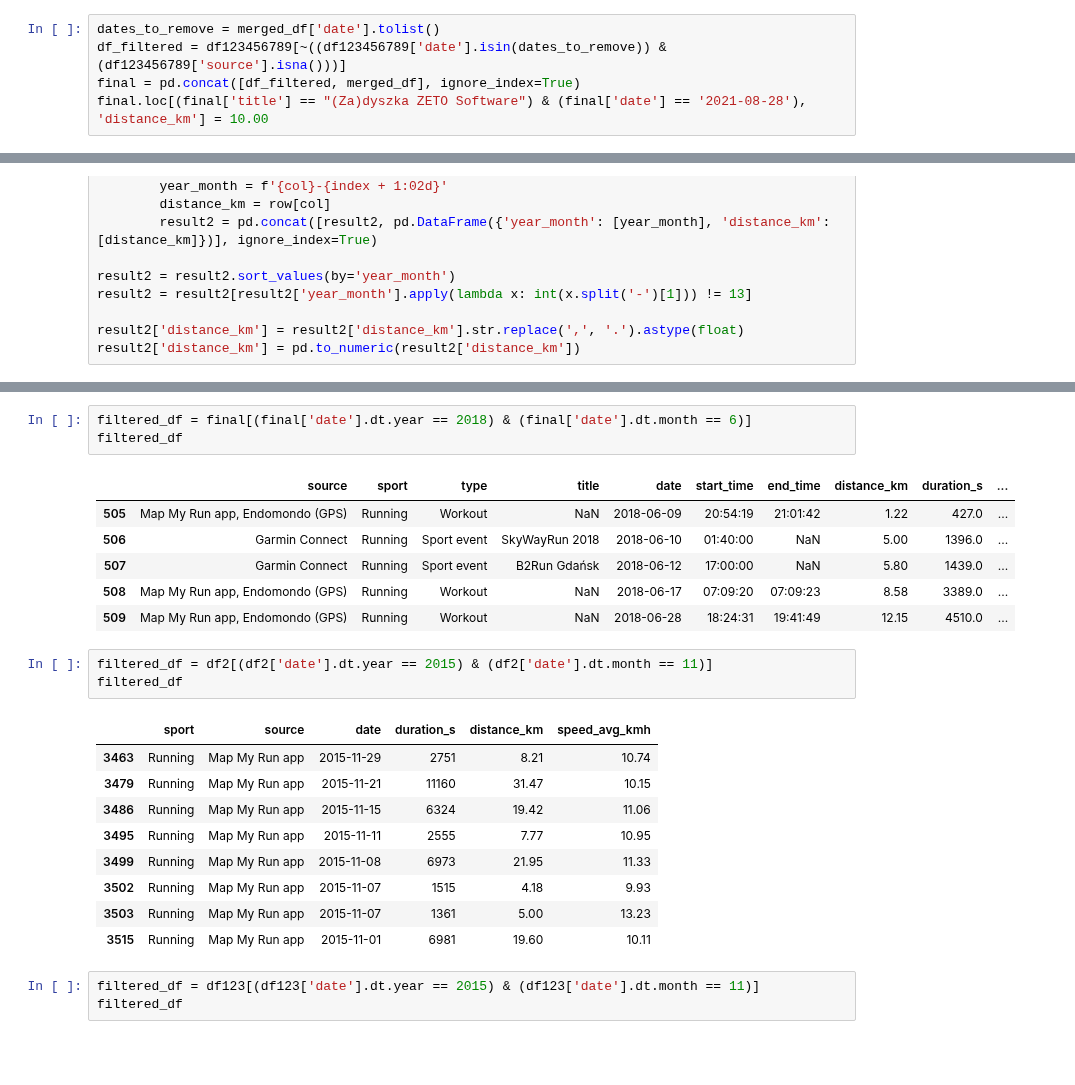
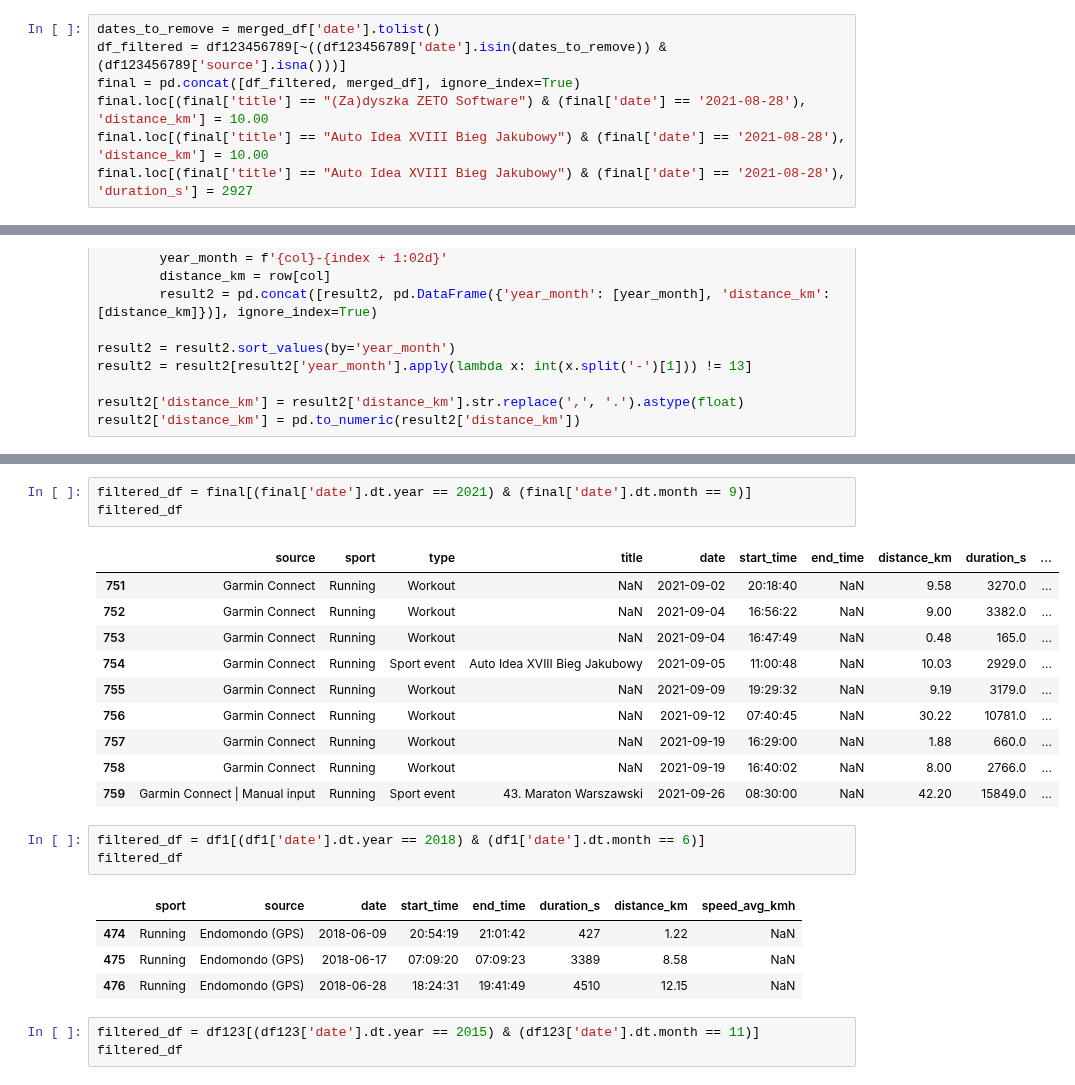
Before and after one commit to slazur83/Tableau, a Jupyter notebook: Workouts.ipynb, the cells around one changed output, grey strips where cells are left out. Cells and saved outputs as stored; diff of their text form; blank space fills up the shorter version.

```diff
--- a/Workouts.ipynb
+++ b/Workouts.ipynb
@@ -258,6 +258,8 @@ dates_to_remove = merged_df['date'].tolist()
 df_filtered = df123456789[~((df123456789['date'].isin(dates_to_remove)) & (df123456789['source'].isna()))]
 final = pd.concat([df_filtered, merged_df], ignore_index=True)
 final.loc[(final['title'] == "(Za)dyszka ZETO Software") & (final['date'] == '2021-08-28'), 'distance_km'] = 10.00
+final.loc[(final['title'] == "Auto Idea XVIII Bieg Jakubowy") & (final['date'] == '2021-08-28'), 'distance_km'] = 10.00
+final.loc[(final['title'] == "Auto Idea XVIII Bieg Jakubowy") & (final['date'] == '2021-08-28'), 'duration_s'] = 2927
 # %% [markdown]
 **Checks**
 # %%
@@ -333,28 +335,27 @@ display(filtered_df)
 | 2018-06 | 32.75 | 32.15 | 0.60 |
 | 2021-09 | 120.58 | 120.55 | 0.03 |
 # %%
-filtered_df = final[(final['date'].dt.year == 2018) & (final['date'].dt.month == 6)]
+filtered_df = final[(final['date'].dt.year == 2021) & (final['date'].dt.month == 9)]
 filtered_df
 # %% [output]
 |  | source | sport | type | title | date | start_time | end_time | distance_km | duration_s | ... |
-| 505 | Map My Run app, Endomondo (GPS) | Running | Workout | NaN | 2018-06-09 | 20:54:19 | 21:01:42 | 1.22 | 427.0 | ... |
-| 506 | Garmin Connect | Running | Sport event | SkyWayRun 2018 | 2018-06-10 | 01:40:00 | NaN | 5.00 | 1396.0 | ... |
-| 507 | Garmin Connect | Running | Sport event | B2Run Gdańsk | 2018-06-12 | 17:00:00 | NaN | 5.80 | 1439.0 | ... |
-| 508 | Map My Run app, Endomondo (GPS) | Running | Workout | NaN | 2018-06-17 | 07:09:20 | 07:09:23 | 8.58 | 3389.0 | ... |
-| 509 | Map My Run app, Endomondo (GPS) | Running | Workout | NaN | 2018-06-28 | 18:24:31 | 19:41:49 | 12.15 | 4510.0 | ... |
+| 751 | Garmin Connect | Running | Workout | NaN | 2021-09-02 | 20:18:40 | NaN | 9.58 | 3270.0 | ... |
+| 752 | Garmin Connect | Running | Workout | NaN | 2021-09-04 | 16:56:22 | NaN | 9.00 | 3382.0 | ... |
+| 753 | Garmin Connect | Running | Workout | NaN | 2021-09-04 | 16:47:49 | NaN | 0.48 | 165.0 | ... |
+| 754 | Garmin Connect | Running | Sport event | Auto Idea XVIII Bieg Jakubowy | 2021-09-05 | 11:00:48 | NaN | 10.03 | 2929.0 | ... |
+| 755 | Garmin Connect | Running | Workout | NaN | 2021-09-09 | 19:29:32 | NaN | 9.19 | 3179.0 | ... |
+| 756 | Garmin Connect | Running | Workout | NaN | 2021-09-12 | 07:40:45 | NaN | 30.22 | 10781.0 | ... |
+| 757 | Garmin Connect | Running | Workout | NaN | 2021-09-19 | 16:29:00 | NaN | 1.88 | 660.0 | ... |
+| 758 | Garmin Connect | Running | Workout | NaN | 2021-09-19 | 16:40:02 | NaN | 8.00 | 2766.0 | ... |
+| 759 | Garmin Connect | Manual input | Running | Sport event | 43. Maraton Warszawski | 2021-09-26 | 08:30:00 | NaN | 42.20 | 15849.0 | ... |
 # %%
-filtered_df = df2[(df2['date'].dt.year == 2015) & (df2['date'].dt.month == 11)]
+filtered_df = df1[(df1['date'].dt.year == 2018) & (df1['date'].dt.month == 6)]
 filtered_df
 # %% [output]
-|  | sport | source | date | duration_s | distance_km | speed_avg_kmh |
-| 3463 | Running | Map My Run app | 2015-11-29 | 2751 | 8.21 | 10.74 |
-| 3479 | Running | Map My Run app | 2015-11-21 | 11160 | 31.47 | 10.15 |
-| 3486 | Running | Map My Run app | 2015-11-15 | 6324 | 19.42 | 11.06 |
-| 3495 | Running | Map My Run app | 2015-11-11 | 2555 | 7.77 | 10.95 |
-| 3499 | Running | Map My Run app | 2015-11-08 | 6973 | 21.95 | 11.33 |
-| 3502 | Running | Map My Run app | 2015-11-07 | 1515 | 4.18 | 9.93 |
-| 3503 | Running | Map My Run app | 2015-11-07 | 1361 | 5.00 | 13.23 |
-| 3515 | Running | Map My Run app | 2015-11-01 | 6981 | 19.60 | 10.11 |
+|  | sport | source | date | start_time | end_time | duration_s | distance_km | speed_avg_kmh |
+| 474 | Running | Endomondo (GPS) | 2018-06-09 | 20:54:19 | 21:01:42 | 427 | 1.22 | NaN |
+| 475 | Running | Endomondo (GPS) | 2018-06-17 | 07:09:20 | 07:09:23 | 3389 | 8.58 | NaN |
+| 476 | Running | Endomondo (GPS) | 2018-06-28 | 18:24:31 | 19:41:49 | 4510 | 12.15 | NaN |
 # %%
 filtered_df = df123[(df123['date'].dt.year == 2015) & (df123['date'].dt.month == 11)]
 filtered_df
```
Also changed, not shown: parts of 1 cell of this notebook.
